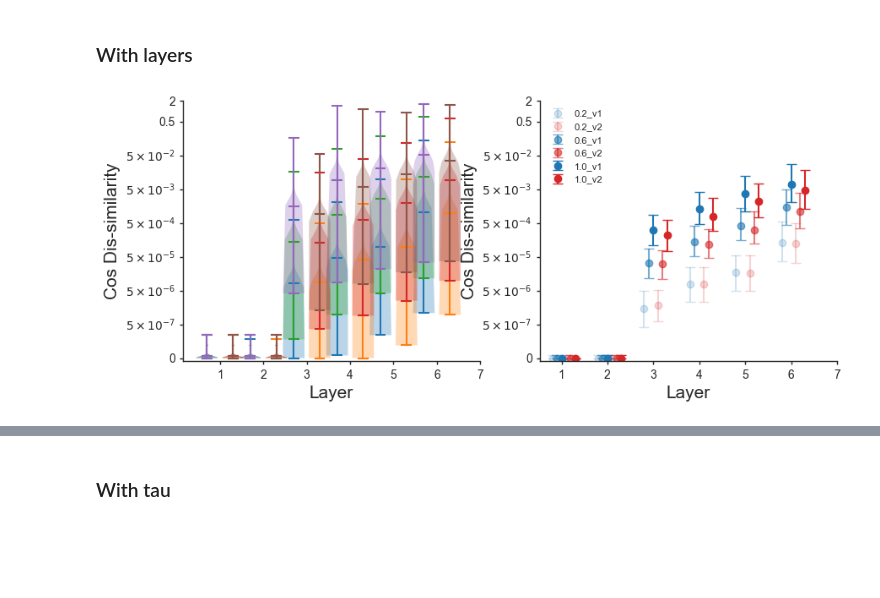
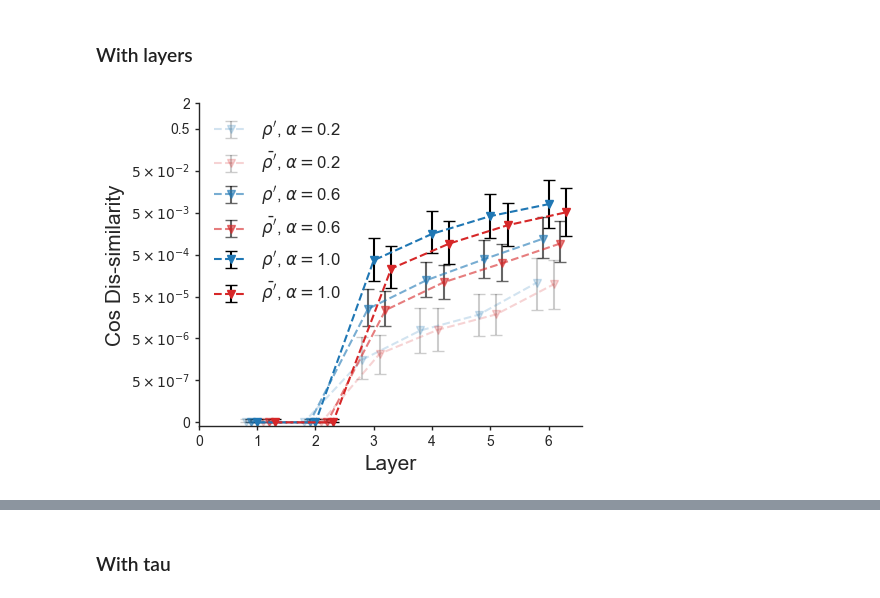
Before and after one commit to Baskin-LIU/Kernel-Propagation, a Jupyter notebook: Experiments/MNIST1D.ipynb, the cells around one changed output, grey strips where cells are left out. Cells and saved outputs as stored; diff of their text form; code cells hidden in the pictures; blank space fills up the shorter version.

```diff
--- a/Experiments/MNIST1D.ipynb
+++ b/Experiments/MNIST1D.ipynb
@@ -261,3 +261,6 @@ print('finished')
 # %% [output]
 Training started...
 KeyboardInterrupt:
+# %%
+for l in model.layers:
+    print(l.W_in.grad.data.norm(2))
@@ -620,7 +637,7 @@ for rho_scale in Rho_scales:
     CosSimW.append(CosSimW_record)
     CosSimW2.append(CosSimW2_record)
 # %%
-def plotCosDis(cos_dissim, rho_scl, v, num):
+def plotCosDis(cos_dissim, rho_scl, v, num, ax):
     means, low, high = [], [], []
 
     for i in range(num):
@@ -635,51 +652,50 @@ def plotCosDis(cos_dissim, rho_scl, v, num):
         high.append(p75 - med)
 
     x = np.arange(num)-0.3 if v==1 else np.arange(num)+0.3
-    axs[0].violinplot(cos_dissim, showmeans=True, positions=x)
-    #axs[0].boxplot(cos_dissim, positions=x, showmeans=True, showfliers=False)
     x = np.arange(num)-0.15 if v==1 else np.arange(num)+0.15
     x += rho_scl*0.25 - 0.1
     color = blue if v==1 else red
-    axs[1].errorbar(
+    label = r"$\rho'$" if v==1 else r"$\bar{\rho'}$"
+    label += r', $\alpha=$%.1f'%rho_scl
+    ax.errorbar(
         x,
         means,
         yerr=[low, high],
-        fmt='o',
+        fmt='v',
         capsize=4,
-        label = '%.1f_v%d'%(rho_scl, v),
+        label = label,
         color=color,
-        alpha = rho_scl
+        alpha = rho_scl,
+        ls='--',
+        capthick=1,
+        ecolor='black',
     )
 # %%
-fig, axs = plt.subplots(1, 2, figsize=(10, 4))
+fig, ax = plt.subplots(1, figsize=(5, 4))
 
 for i, rho_scale in enumerate(Rho_scales):
     CosDisSimW, CosDisSimW2 = [], []
     for j in range(nLP-1):
         CosDisSimW.append(np.clip(1-CosSimW[i][nLP-j-1], 5e-8, 2))
         CosDisSimW2.append(np.clip(1-CosSimW2[i][nLP-j-1], 5e-8, 2))
-    plotCosDis(CosDisSimW, rho_scale, v=1, num=nLP-1)
-    plotCosDis(CosDisSimW2, rho_scale, v=2, num=nLP-1)
+    plotCosDis(CosDisSimW, rho_scale, v=1, num=nLP-1, ax=ax)
+    plotCosDis(CosDisSimW2, rho_scale, v=2, num=nLP-1, ax=ax)
 
-for i in range(2):
-    axs[i].set_yscale("log")
-    axs[i].set_ylim(4e-8, 1)
-    axs[i].set_ylabel("Cos Dis-similarity", fontsize=15)
-    axs[i].set_xlabel("Layer", fontsize=15)
-    axs[i].set_xlabel("Layer", fontsize=15)
-    axs[i].spines['top'].set_visible(False)
-    axs[i].spines['right'].set_visible(False)
-    axs[i].tick_params(axis='both', which='major', labelsize=10)
-    axs[i].set_yticks([5e-8, 5e-7, 5e-6, 5e-5, 5e-4, 5e-3, 5e-2, 5e-1, 2],
-                      [0, r"$5\times 10^{-7}$", r"$5\times 10^{-6}$", r"$5\times 10^{-5}$",
-                       r"$5\times 10^{-4}$", r"$5\times 10^{-3}$", r"$5\times 10^{-2}$",  0.5, 2])
-
-
-axs[0].set_xticks(np.arange(nLP), np.arange(nLP)+1)
-axs[1].set_xticks(np.arange(nLP), np.arange(nLP)+1)
-axs[1].legend()
-
+ax.set_yscale("log")
+ax.set_ylim(4e-8, 1)
+ax.set_ylabel("Cos Dis-similarity", fontsize=15)
+ax.set_xlabel("Layer", fontsize=15)
+ax.set_xlabel("Layer", fontsize=15)
+ax.spines['top'].set_visible(False)
+ax.spines['right'].set_visible(False)
+ax.set_xticks(np.arange(nLP)-1, np.arange(nLP))
+ax.tick_params(axis='both', which='major', labelsize=10)
+ax.set_yticks([5e-8, 5e-7, 5e-6, 5e-5, 5e-4, 5e-3, 5e-2, 5e-1, 2],
+                  [0, r"$5\times 10^{-7}$", r"$5\times 10^{-6}$", r"$5\times 10^{-5}$",
+                   r"$5\times 10^{-4}$", r"$5\times 10^{-3}$", r"$5\times 10^{-2}$",  0.5, 2])
+ax.legend(fontsize=12)
+plt.tight_layout()
 plt.savefig('../Figures/GradCosSimLayer.png')
 plt.show()
 # %% [output]
-[figure, old version]
+[figure, new version]
```
Also changed, not shown: parts of 7 cells of this notebook, 39 other files.
